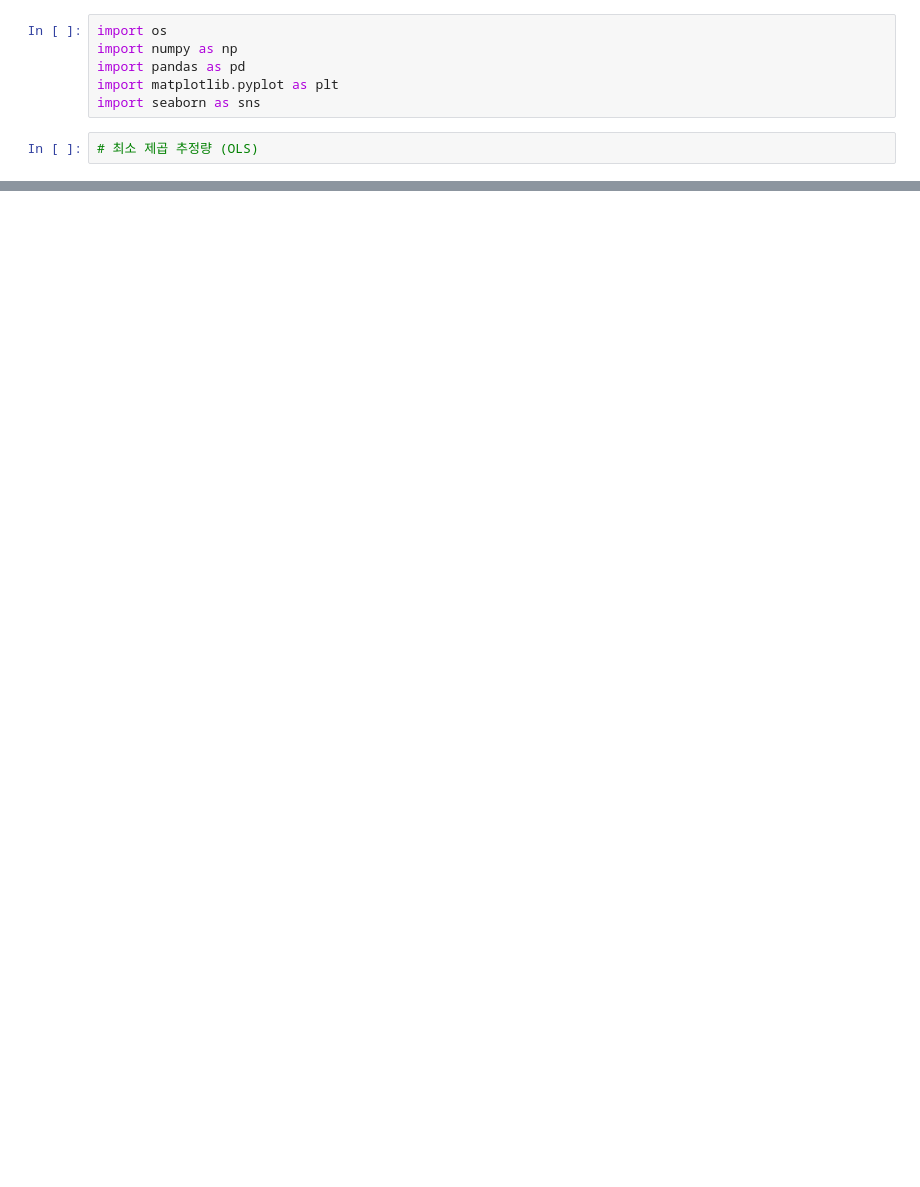
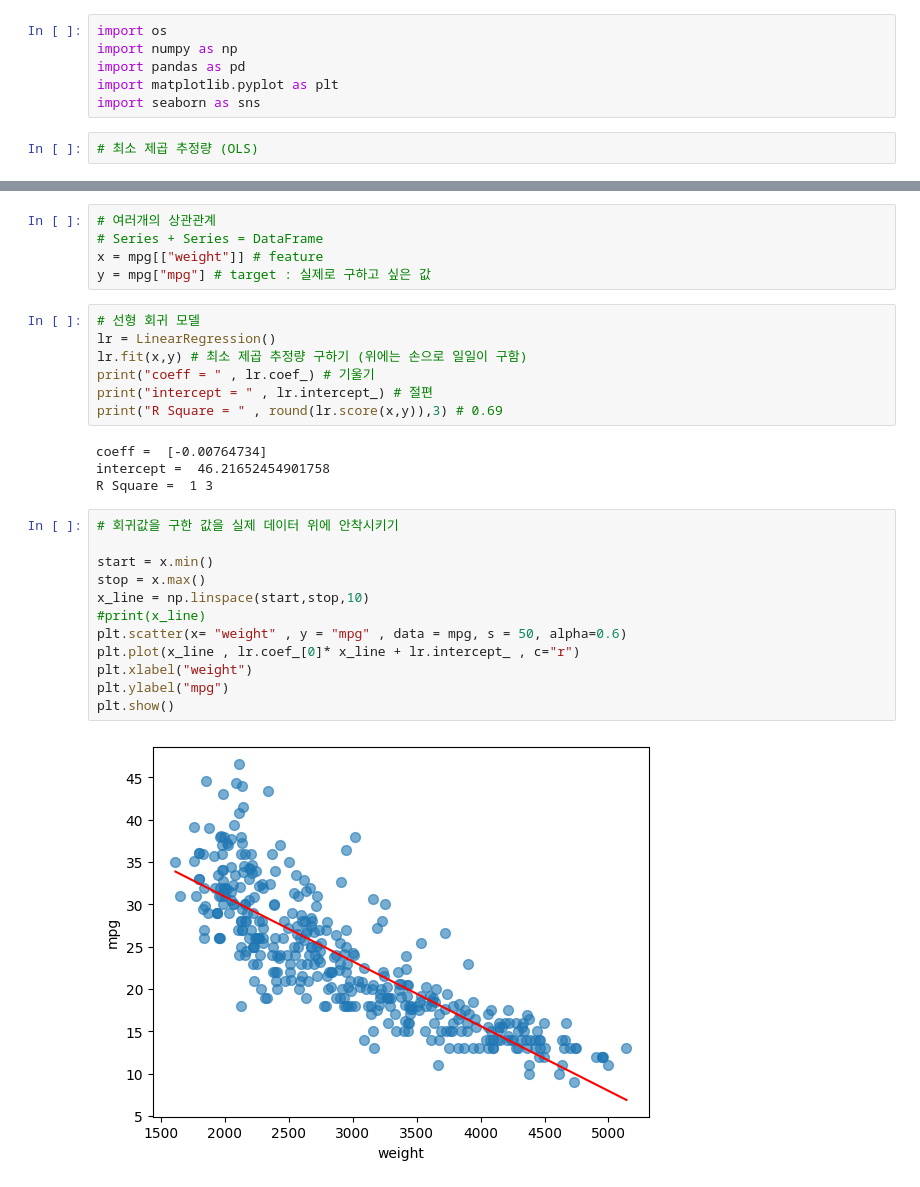
Before and after one commit to kwakyosong/KOSA_KDT, a Jupyter notebook: KDT_day3.ipynb, the cells around one changed output, grey strips where cells are left out. Drawn from its saved outputs; the diff is of its cells as text; blank space fills up the shorter version.

```diff
--- a/KDT_day3.ipynb
+++ b/KDT_day3.ipynb
@@ -22,0 +99,30 @@ plt.plot(x,y_random,".",markersize=20)
+# %%
+# 여러개의 상관관계
+# Series + Series = DataFrame
+x = mpg[["weight"]] # feature
+y = mpg["mpg"] # target : 실제로 구하고 싶은 값
+# %%
+# 선형 회귀 모델
+lr = LinearRegression()
+lr.fit(x,y) # 최소 제곱 추정량 구하기 (위에는 손으로 일일이 구함)
+print("coeff = " , lr.coef_) # 기울기
+print("intercept = " , lr.intercept_) # 절편
+print("R Square = " , round(lr.score(x,y)),3) # 0.69
+# %% [output]
+coeff =  [-0.00764734]
+intercept =  46.21652454901758
+R Square =  1 3
+# %%
+# 회귀값을 구한 값을 실제 데이터 위에 안착시키기
+
+start = x.min()
+stop = x.max()
+x_line = np.linspace(start,stop,10)
+#print(x_line)
+plt.scatter(x= "weight" , y = "mpg" , data = mpg, s = 50, alpha=0.6)
+plt.plot(x_line , lr.coef_[0]* x_line + lr.intercept_ , c="r")
+plt.xlabel("weight")
+plt.ylabel("mpg")
+plt.show()
+# %% [output]
+[figure, added]
```
Also changed, not shown: parts of 18 cells of this notebook.
